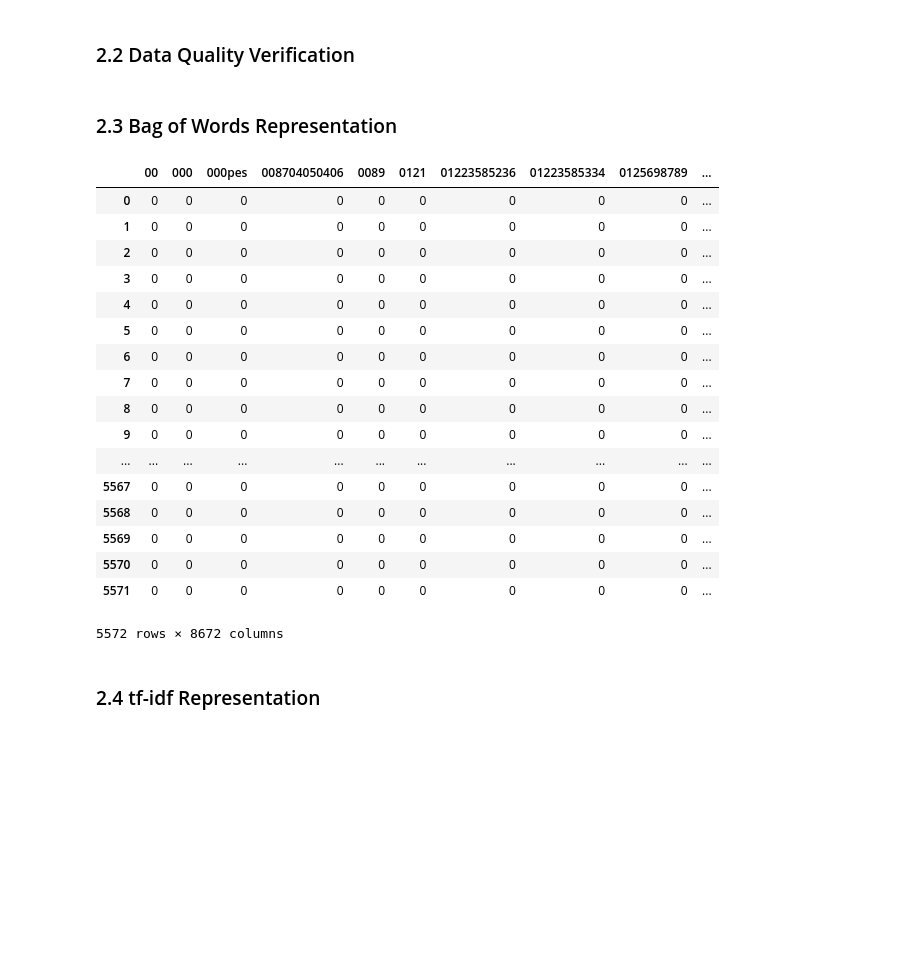
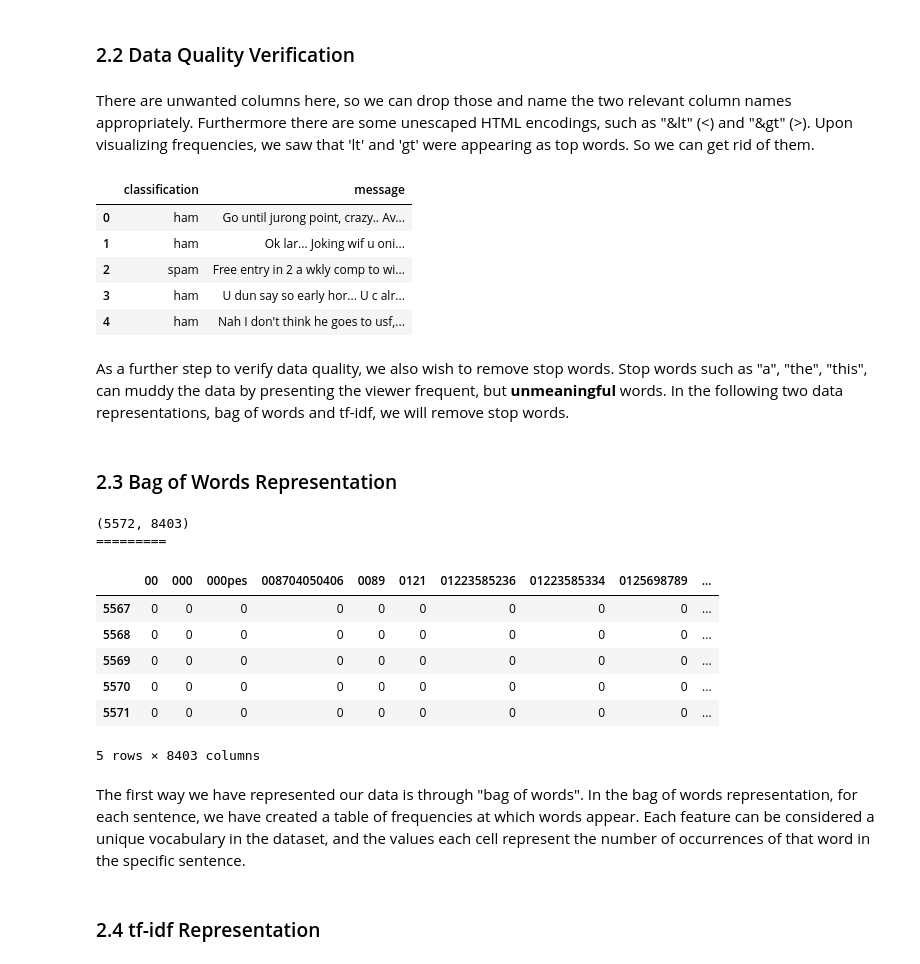
Before and after one commit to ML-Project8/SpamVsHamDataAnalysis, a Jupyter notebook: Lab2-SpamVsHam.ipynb, the cells around one changed output. Drawn from its saved outputs; the diff is of its cells as text; code cells hidden in the pictures; blank space fills up the shorter version.

```diff
--- a/Lab2-SpamVsHam.ipynb
+++ b/Lab2-SpamVsHam.ipynb
@@ -36,35 +39,48 @@ df.head()
 # %% [markdown]
 ### 2.2 Data Quality Verification
+# %% [markdown]
+There are unwanted columns here, so we can drop those and name the two relevant column names appropriately. Furthermore there are some unescaped HTML encodings, such as "&lt" (<) and "&gt" (>). Upon visualizing frequencies, we saw that 'lt' and 'gt' were appearing as top words. So we can get rid of them.
+# %%
+# Drop the empty columns
+df = df.drop(["Unnamed: 2", "Unnamed: 3", "Unnamed: 4"], axis=1)
+
+# Rename the columns
+df = df.rename(index=str, columns={"v1": "classification", "v2": "message"})
+
+# Remove HTML encodings
+df['message'] = df['message'].apply(parser.unescape)
+df.head()
+# %% [output]
+|  | classification | message |
+| 0 | ham | Go until jurong point, crazy.. Av... |
+| 1 | ham | Ok lar... Joking wif u oni... |
+| 2 | spam | Free entry in 2 a wkly comp to wi... |
+| 3 | ham | U dun say so early hor... U c alr... |
+| 4 | ham | Nah I don't think he goes to usf,... |
+# %% [markdown]
+As a further step to verify data quality, we also wish to remove stop words. Stop words such as "a", "the", "this", can muddy the data by presenting the viewer frequent, but **unmeaningful** words. In the following two data representations, bag of words and tf-idf, we will remove stop words.
 # %% [markdown]
 ### 2.3 Bag of Words Representation
 # %%
 from sklearn.feature_extraction.text import CountVectorizer
-vect = CountVectorizer()
-
-simple_train_dtm = vect.fit_transform(df['message'])
-
-simple_train_dtm.toarray()
-
-pd.DataFrame(simple_train_dtm.toarray(), columns=vect.get_feature_names())
+count_vect = CountVectorizer(stop_words='english')
+bag_of_words = count_vect.fit_transform(df['message']) # sparse matrix
+print(bag_of_words.shape) # this is a sparse matrix
+print('=========')
+df_bag_of_words = pd.DataFrame(bag_of_words.toarray(), columns=count_vect.get_feature_names())
+df_bag_of_words.tail()
 # %% [output]
+(5572, 8403)
+=========
 |  | 00 | 000 | 000pes | 008704050406 | 0089 | 0121 | 01223585236 | 01223585334 | 0125698789 | ... |
-| 0 | 0 | 0 | 0 | 0 | 0 | 0 | 0 | 0 | 0 | ... |
-| 1 | 0 | 0 | 0 | 0 | 0 | 0 | 0 | 0 | 0 | ... |
-| 2 | 0 | 0 | 0 | 0 | 0 | 0 | 0 | 0 | 0 | ... |
-| 3 | 0 | 0 | 0 | 0 | 0 | 0 | 0 | 0 | 0 | ... |
-| 4 | 0 | 0 | 0 | 0 | 0 | 0 | 0 | 0 | 0 | ... |
-| 5 | 0 | 0 | 0 | 0 | 0 | 0 | 0 | 0 | 0 | ... |
-| 6 | 0 | 0 | 0 | 0 | 0 | 0 | 0 | 0 | 0 | ... |
-| 7 | 0 | 0 | 0 | 0 | 0 | 0 | 0 | 0 | 0 | ... |
-| 8 | 0 | 0 | 0 | 0 | 0 | 0 | 0 | 0 | 0 | ... |
-| 9 | 0 | 0 | 0 | 0 | 0 | 0 | 0 | 0 | 0 | ... |
-| ... | ... | ... | ... | ... | ... | ... | ... | ... | ... | ... |
 | 5567 | 0 | 0 | 0 | 0 | 0 | 0 | 0 | 0 | 0 | ... |
 | 5568 | 0 | 0 | 0 | 0 | 0 | 0 | 0 | 0 | 0 | ... |
 | 5569 | 0 | 0 | 0 | 0 | 0 | 0 | 0 | 0 | 0 | ... |
 | 5570 | 0 | 0 | 0 | 0 | 0 | 0 | 0 | 0 | 0 | ... |
 | 5571 | 0 | 0 | 0 | 0 | 0 | 0 | 0 | 0 | 0 | ... |
-5572 rows × 8672 columns
+5 rows × 8403 columns
+# %% [markdown]
+The first way we have represented our data is through "bag of words". In  the bag of words representation, for each sentence, we have created a table of frequencies at which words appear. Each feature can be considered a unique vocabulary in the dataset, and the values each cell represent the number of occurrences of that word in the specific sentence.
 # %% [markdown]
 ### 2.4 tf-idf Representation
 # %%
```
Also changed, not shown: parts of 39 cells of this notebook, 5 other files.
